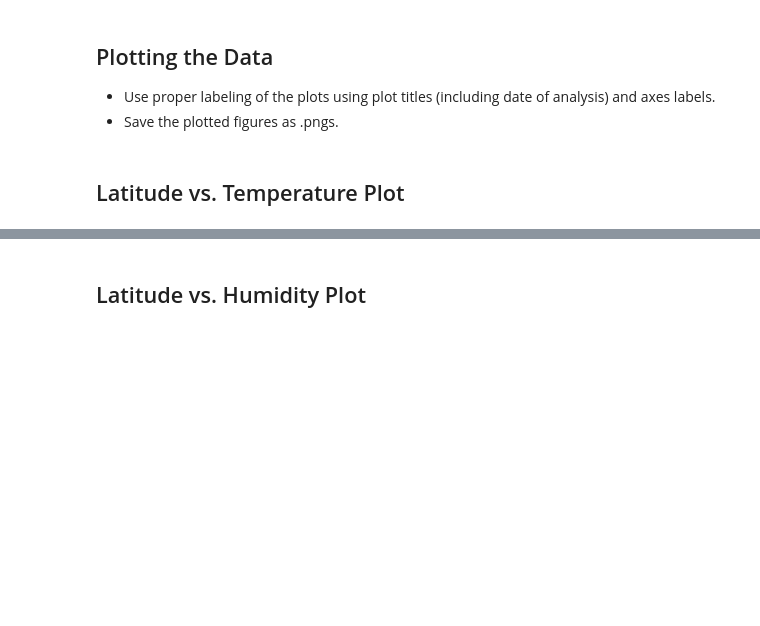
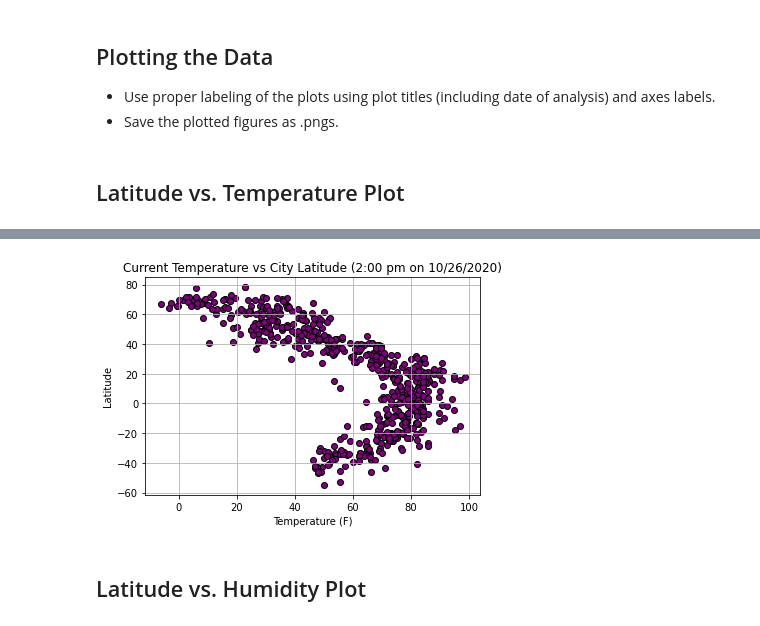
Before and after one commit to JoeKell/VacationingWithAPIs, a Jupyter notebook: WeatherPy.ipynb, the cells around one changed output, grey strips where cells are left out. Cells and saved outputs as stored; diff of their text form; code cells hidden in the pictures; blank space fills up the shorter version.

Commit message:
Added the first temperature scatter plot.

```diff
--- a/WeatherPy.ipynb
+++ b/WeatherPy.ipynb
@@ -148,3 +145,14 @@ dtype: int64
+# %%
+#I think that plotting Latitude on the Y - axis works better visually
+
+plt.scatter(cities_df["Temperature (F)"], cities_df["Latitude"], marker="o", facecolors="purple", edgecolors="black")
+plt.title("Current Temperature vs City Latitude (2:00 pm on 10/26/2020)")
+plt.xlabel("Temperature (F)")
+plt.ylabel("Latitude")
+plt.grid()
+plt.show()
+# %% [output]
+[figure, added]
 # %% [markdown]
 ## Latitude vs. Humidity Plot
 # %%
```
Also changed, not shown: parts of 4 cells of this notebook, 1 other file.
